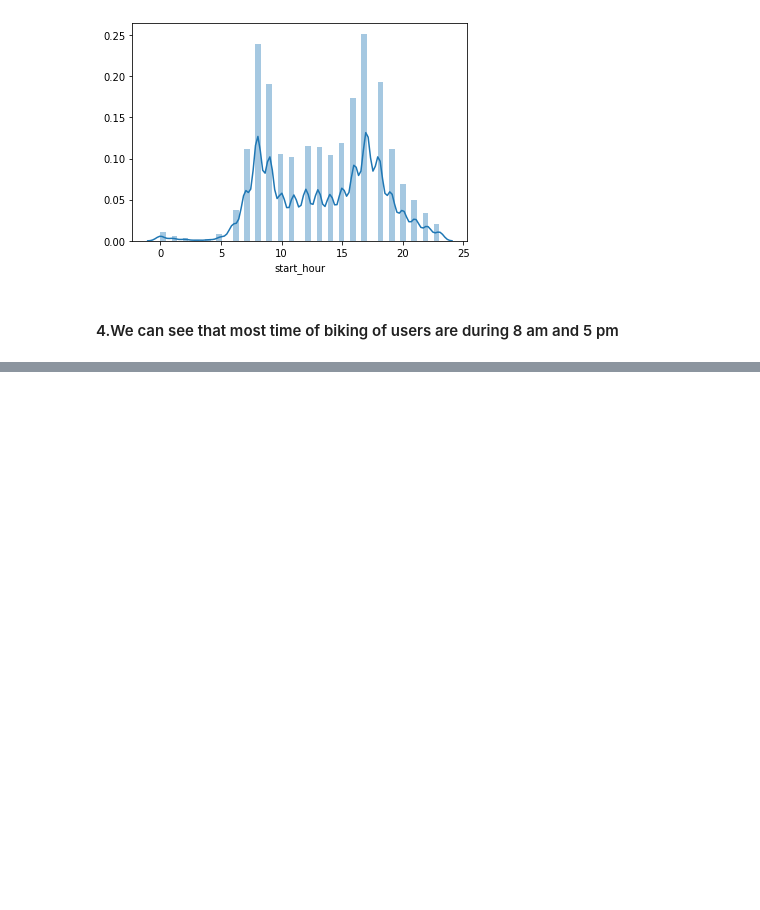
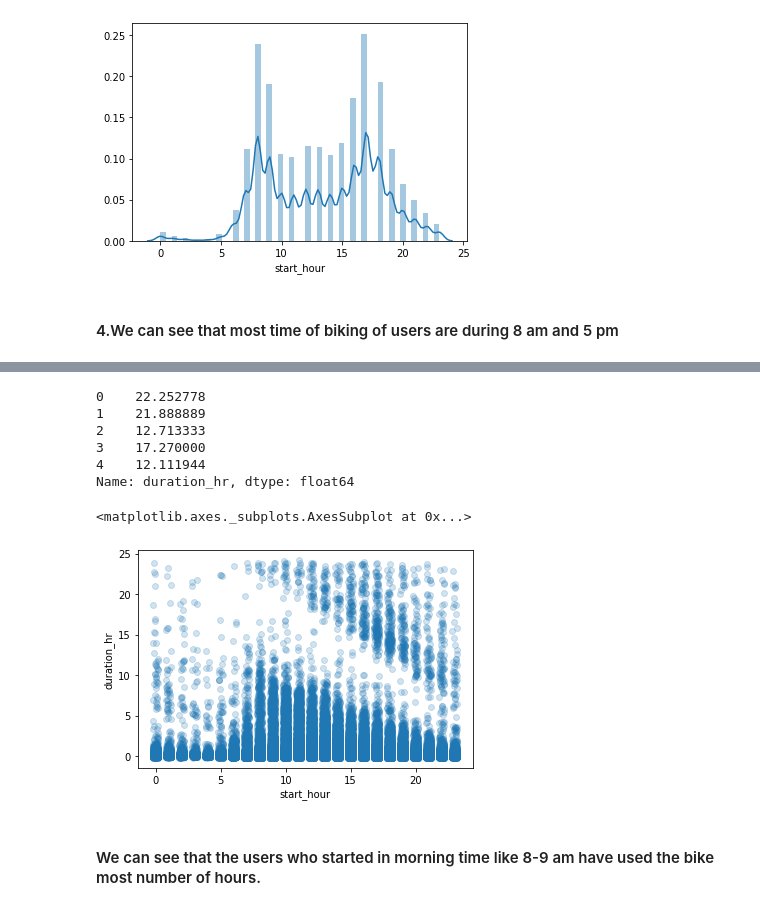
Before and after one commit to Siddharth1698/Ford-GoBike-Data-Visualization, a Jupyter notebook: exploration.ipynb, the cells around one changed output, grey strips where cells are left out. Drawn from its saved outputs; the diff is of its cells as text; code cells hidden in the pictures; blank space fills up the shorter version.

```diff
--- a/exploration.ipynb
+++ b/exploration.ipynb
@@ -282,0 +296,17 @@ sb.distplot(df['start_hour'])
+# %%
+df.duration_hr.head()
+# %% [output]
+0    22.252778
+1    21.888889
+2    12.713333
+3    17.270000
+4    12.111944
+Name: duration_hr, dtype: float64
+# %%
+sb.regplot(data = df, x = 'start_hour', y = 'duration_hr', fit_reg = False,
+           x_jitter = 0.2, y_jitter = 0.2, scatter_kws = {'alpha' : 1/5})
+# %% [output]
+<matplotlib.axes._subplots.AxesSubplot at 0x...>
+[figure, added]
+# %% [markdown]
+#### We can see that the users who started in morning time like 8-9 am have used the bike most number of hours.
```
Also changed, not shown: parts of 17 cells of this notebook.
